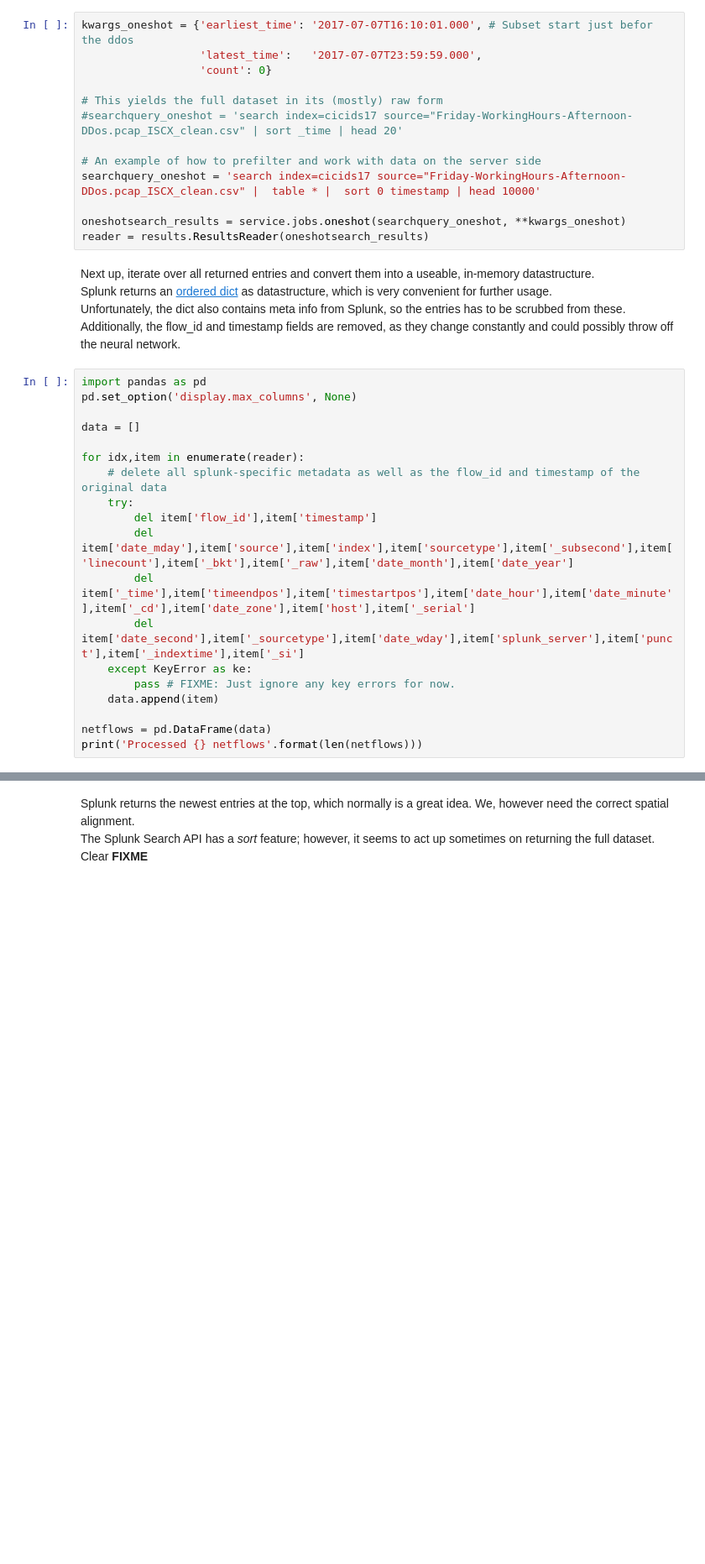
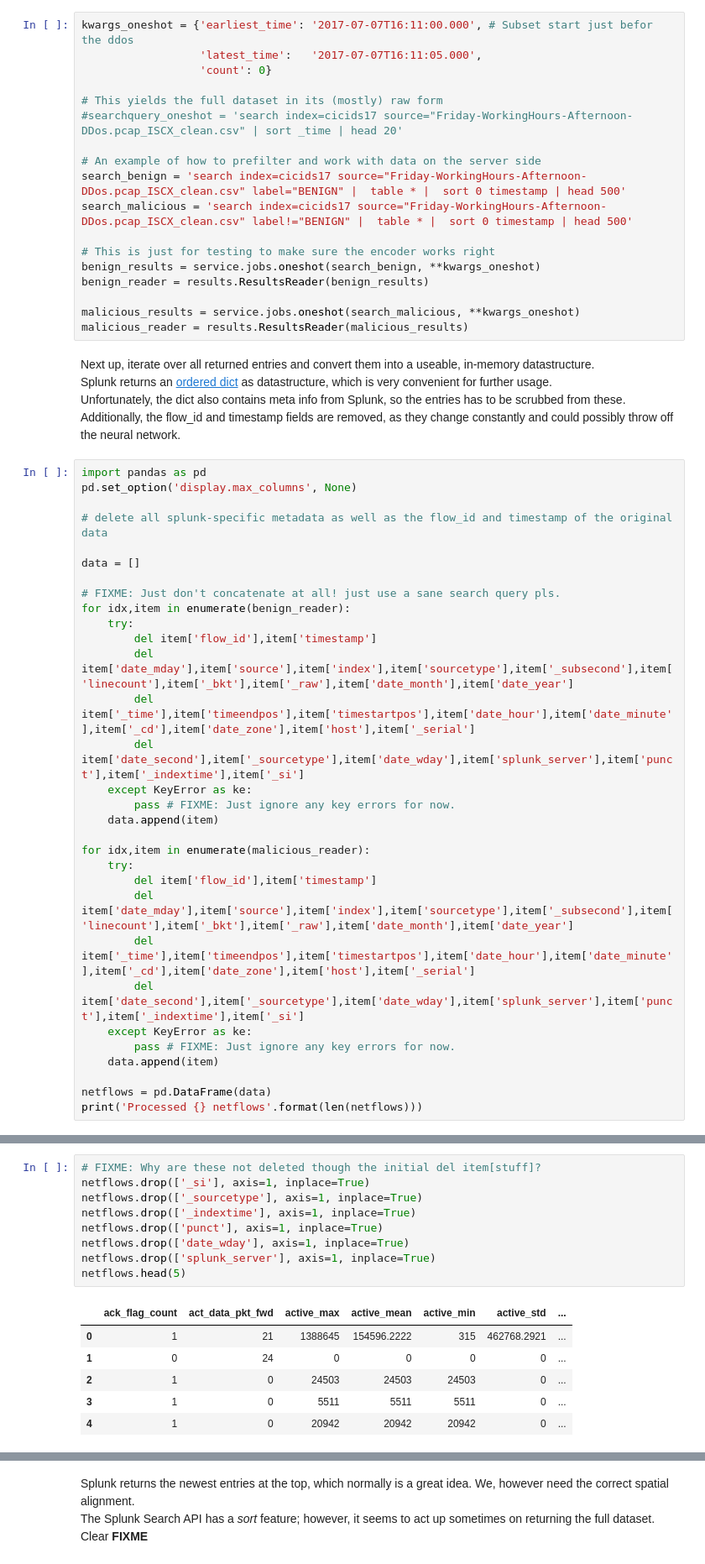
Before and after one commit to twseptian/Master_IPython, a Jupyter notebook: Splunk-Keras.ipynb, the cells around one changed output, grey strips where cells are left out. Shown: that part at 84% size. Drawn from its saved outputs; the diff is of its cells as text; blank space fills up the shorter version.

Commit message:
saving the state before main deletion

```diff
--- a/Splunk-Keras.ipynb
+++ b/Splunk-Keras.ipynb
@@ -31,18 +31,23 @@ The data has been imported in the index *cicids17*, the CSV data is split by day
 This is why I can simply query for the source file name that yields the specific DDoS dataset part.
 In a live data scenario one would narrow down the search time range to drastically speed up search times, but as this is static data, I'm willfully ignoring this.
 # %%
-kwargs_oneshot = {'earliest_time': '2017-07-07T16:10:01.000', # Subset start just befor the ddos
-                  'latest_time':   '2017-07-07T23:59:59.000',
+kwargs_oneshot = {'earliest_time': '2017-07-07T16:11:00.000', # Subset start just befor the ddos
+                  'latest_time':   '2017-07-07T16:11:05.000',
                   'count': 0}
 
 # This yields the full dataset in its (mostly) raw form
 #searchquery_oneshot = 'search index=cicids17 source="Friday-WorkingHours-Afternoon-DDos.pcap_ISCX_clean.csv" | sort _time | head 20'
 
 # An example of how to prefilter and work with data on the server side
-searchquery_oneshot = 'search index=cicids17 source="Friday-WorkingHours-Afternoon-DDos.pcap_ISCX_clean.csv" |  table * |  sort 0 timestamp | head 10000'
+search_benign = 'search index=cicids17 source="Friday-WorkingHours-Afternoon-DDos.pcap_ISCX_clean.csv" label="BENIGN" |  table * |  sort 0 timestamp | head 500'
+search_malicious = 'search index=cicids17 source="Friday-WorkingHours-Afternoon-DDos.pcap_ISCX_clean.csv" label!="BENIGN" |  table * |  sort 0 timestamp | head 500'
 
-oneshotsearch_results = service.jobs.oneshot(searchquery_oneshot, **kwargs_oneshot)
-reader = results.ResultsReader(oneshotsearch_results)
+# This is just for testing to make sure the encoder works right
+benign_results = service.jobs.oneshot(search_benign, **kwargs_oneshot)
+benign_reader = results.ResultsReader(benign_results)
+
+malicious_results = service.jobs.oneshot(search_malicious, **kwargs_oneshot)
+malicious_reader = results.ResultsReader(malicious_results)
 # %% [markdown]
 Next up, iterate over all returned entries and convert them into a useable, in-memory datastructure.
 Splunk returns an [ordered dict](https://docs.python.org/3/library/collections.html#collections.OrderedDict) as datastructure, which is very convenient for further usage.
@@ -52,10 +57,22 @@ Additionally, the flow_id and timestamp fields are removed, as they change const
 import pandas as pd
 pd.set_option('display.max_columns', None)
 
+# delete all splunk-specific metadata as well as the flow_id and timestamp of the original data
+
 data = []
 
-for idx,item in enumerate(reader):
-    # delete all splunk-specific metadata as well as the flow_id and timestamp of the original data
+# FIXME: Just don't concatenate at all! just use a sane search query pls.
+for idx,item in enumerate(benign_reader):
+    try:
+        del item['flow_id'],item['timestamp']
+        del item['date_mday'],item['source'],item['index'],item['sourcetype'],item['_subsecond'],item['linecount'],item['_bkt'],item['_raw'],item['date_month'],item['date_year']
+        del item['_time'],item['timeendpos'],item['timestartpos'],item['date_hour'],item['date_minute'],item['_cd'],item['date_zone'],item['host'],item['_serial']
+        del item['date_second'],item['_sourcetype'],item['date_wday'],item['splunk_server'],item['punct'],item['_indextime'],item['_si']
+    except KeyError as ke:
+        pass # FIXME: Just ignore any key errors for now.
+    data.append(item)
+
+for idx,item in enumerate(malicious_reader):
     try:
         del item['flow_id'],item['timestamp']
         del item['date_mday'],item['source'],item['index'],item['sourcetype'],item['_subsecond'],item['linecount'],item['_bkt'],item['_raw'],item['date_month'],item['date_year']
@@ -71,0 +89,16 @@ netflows.head(5)
+# %%
+# FIXME: Why are these not deleted though the initial del item[stuff]?
+netflows.drop(['_si'], axis=1, inplace=True)
+netflows.drop(['_sourcetype'], axis=1, inplace=True)
+netflows.drop(['_indextime'], axis=1, inplace=True)
+netflows.drop(['punct'], axis=1, inplace=True)
+netflows.drop(['date_wday'], axis=1, inplace=True)
+netflows.drop(['splunk_server'], axis=1, inplace=True)
+netflows.head(5)
+# %% [output]
+|  | ack_flag_count | act_data_pkt_fwd | active_max | active_mean | active_min | active_std | ... |
+| 0 | 1 | 21 | 1388645 | 154596.2222 | 315 | 462768.2921 | ... |
+| 1 | 0 | 24 | 0 | 0 | 0 | 0 | ... |
+| 2 | 1 | 0 | 24503 | 24503 | 24503 | 0 | ... |
+| 3 | 1 | 0 | 5511 | 5511 | 5511 | 0 | ... |
+| 4 | 1 | 0 | 20942 | 20942 | 20942 | 0 | ... |
```
Also changed, not shown: parts of 15 cells of this notebook, 1 other file.
